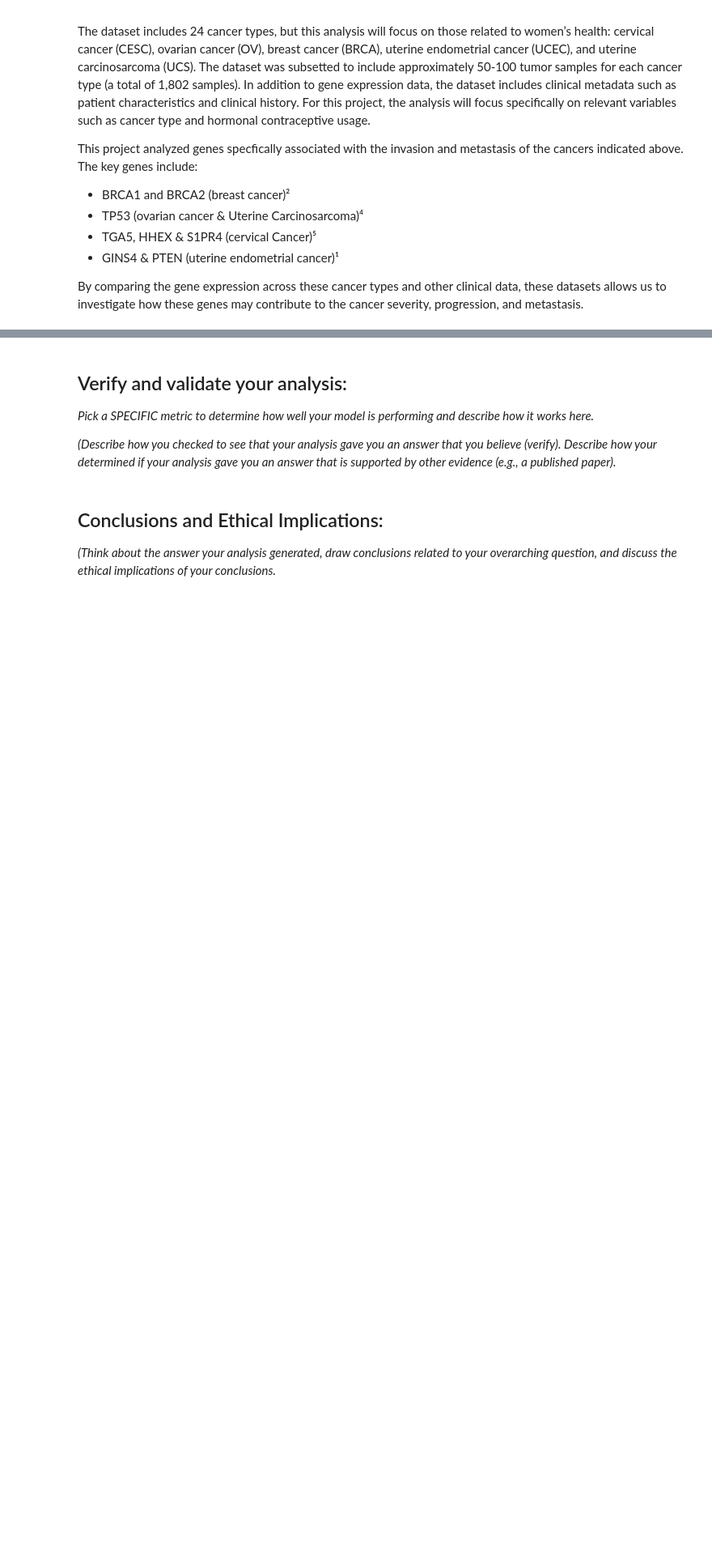
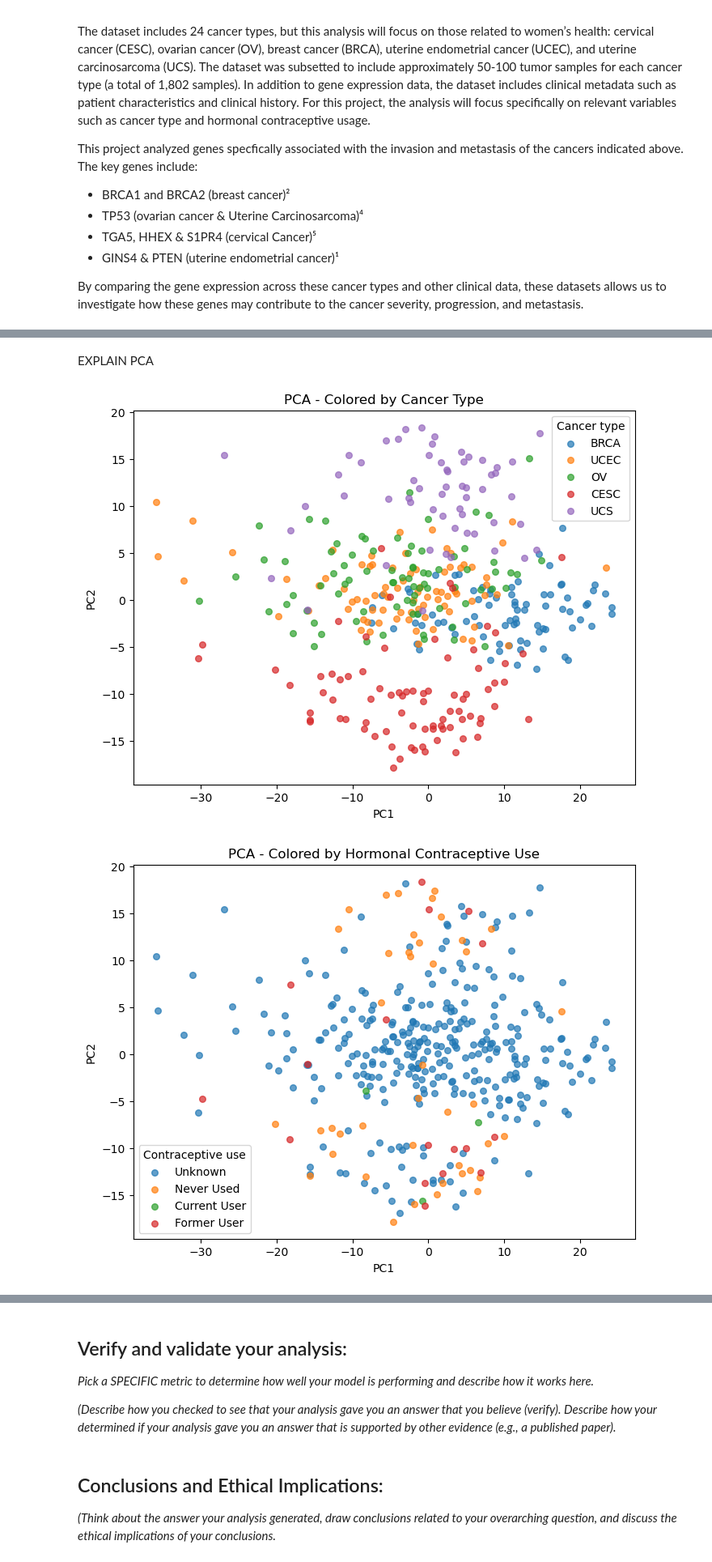
Before and after one commit to amelialuongo/Module-4-Cancer, a Jupyter notebook: code/Module 4 Template.ipynb, the cells around one changed output, grey strips where cells are left out. Shown at 81% size. Cells and saved outputs as stored; diff of their text form; code cells hidden in the pictures; blank space fills up the shorter version.

```diff
--- a/code/Module 4 Template.ipynb
+++ b/code/Module 4 Template.ipynb
@@ -62,0 +150,48 @@ The machine learning technique I am using is: *fill in and describe*
+# %% [markdown]
+EXPLAIN PCA
+# %%
+# %%
+# Prepare data for PCA
+
+from sklearn.preprocessing import StandardScaler
+from sklearn.decomposition import PCA
+
+# Transpose so rows=samples, columns=genes, then scale
+X = cancer_gene_data.T
+X_scaled = StandardScaler().fit_transform(X)
+
+# %%
+# Run PCA and plot - colored by cancer type
+
+X_pca = PCA(n_components=2, random_state=42).fit_transform(X_scaled)
+
+cancer_labels = metadata_df.loc[X.index, 'cancer_type']
+
+fig, ax = plt.subplots(figsize=(8, 6))
+for ctype in cancer_labels.unique():
+    mask = cancer_labels == ctype
+    ax.scatter(X_pca[mask, 0], X_pca[mask, 1], label=ctype, alpha=0.7, s=30)
+ax.set_xlabel('PC1')
+ax.set_ylabel('PC2')
+ax.set_title('PCA - Colored by Cancer Type')
+ax.legend(title='Cancer type')
+plt.show()
+
+# %%
+# PCA - colored by hormonal contraceptive use
+
+hormone_labels = metadata_df.loc[X.index, 'history_hormonal_contraceptives_use']
+hormone_labels = hormone_labels.fillna('Unknown').replace(['[Not Available]', '[Unknown]'], 'Unknown')
+
+fig, ax = plt.subplots(figsize=(8, 6))
+for val in hormone_labels.unique():
+    mask = hormone_labels == val
+    ax.scatter(X_pca[mask, 0], X_pca[mask, 1], label=val, alpha=0.7, s=30)
+ax.set_xlabel('PC1')
+ax.set_ylabel('PC2')
+ax.set_title('PCA - Colored by Hormonal Contraceptive Use')
+ax.legend(title='Contraceptive use')
+plt.show()
+# %% [output]
+[figure, added]
+[figure, added]
```
Also changed, not shown: parts of 9 cells of this notebook.
